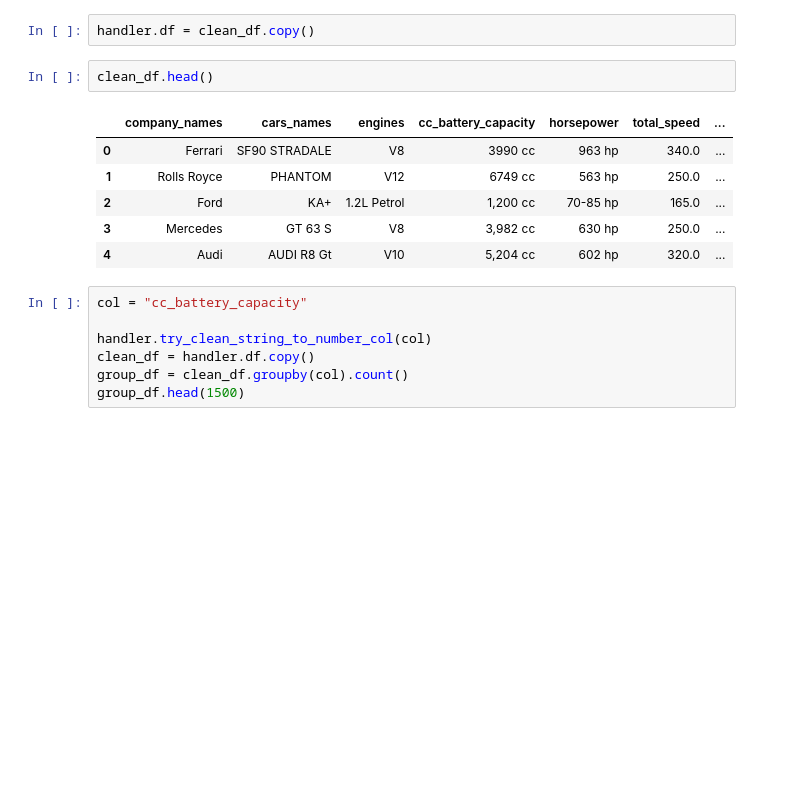
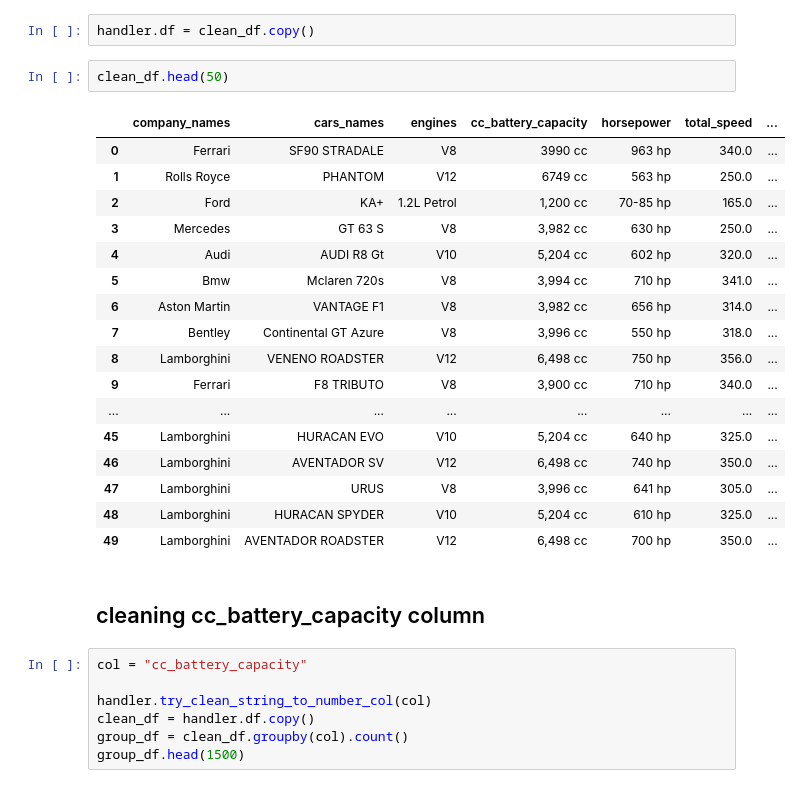
Before and after one commit to Wazard/GruppoX-Car-Analysis, a Jupyter notebook: car_analysis.ipynb, the cells around one changed output. Cells and saved outputs as stored; diff of their text form; blank space fills up the shorter version.

```diff
--- a/car_analysis.ipynb
+++ b/car_analysis.ipynb
@@ -329,14 +337,27 @@ group_df.head(200)
 # %%
 handler.df = clean_df.copy()
 # %%
-clean_df.head()
+clean_df.head(50)
 # %% [output]
 |  | company_names | cars_names | engines | cc_battery_capacity | horsepower | total_speed | ... |
 | 0 | Ferrari | SF90 STRADALE | V8 | 3990 cc | 963 hp | 340.0 | ... |
 | 1 | Rolls Royce | PHANTOM | V12 | 6749 cc | 563 hp | 250.0 | ... |
 | 2 | Ford | KA+ | 1.2L Petrol | 1,200 cc | 70-85 hp | 165.0 | ... |
 | 3 | Mercedes | GT 63 S | V8 | 3,982 cc | 630 hp | 250.0 | ... |
 | 4 | Audi | AUDI R8 Gt | V10 | 5,204 cc | 602 hp | 320.0 | ... |
+| 5 | Bmw | Mclaren 720s | V8 | 3,994 cc | 710 hp | 341.0 | ... |
+| 6 | Aston Martin | VANTAGE F1 | V8 | 3,982 cc | 656 hp | 314.0 | ... |
+| 7 | Bentley | Continental GT Azure | V8 | 3,996 cc | 550 hp | 318.0 | ... |
+| 8 | Lamborghini | VENENO ROADSTER | V12 | 6,498 cc | 750 hp | 356.0 | ... |
+| 9 | Ferrari | F8 TRIBUTO | V8 | 3,900 cc | 710 hp | 340.0 | ... |
+| ... | ... | ... | ... | ... | ... | ... | ... |
+| 45 | Lamborghini | HURACAN EVO | V10 | 5,204 cc | 640 hp | 325.0 | ... |
+| 46 | Lamborghini | AVENTADOR SV | V12 | 6,498 cc | 740 hp | 350.0 | ... |
+| 47 | Lamborghini | URUS | V8 | 3,996 cc | 641 hp | 305.0 | ... |
+| 48 | Lamborghini | HURACAN SPYDER | V10 | 5,204 cc | 610 hp | 325.0 | ... |
+| 49 | Lamborghini | AVENTADOR ROADSTER | V12 | 6,498 cc | 700 hp | 350.0 | ... |
+# %% [markdown]
+## cleaning cc_battery_capacity column
 # %%
 col = "cc_battery_capacity"
 
```
Also changed, not shown: parts of 17 cells of this notebook, 1 other file.
